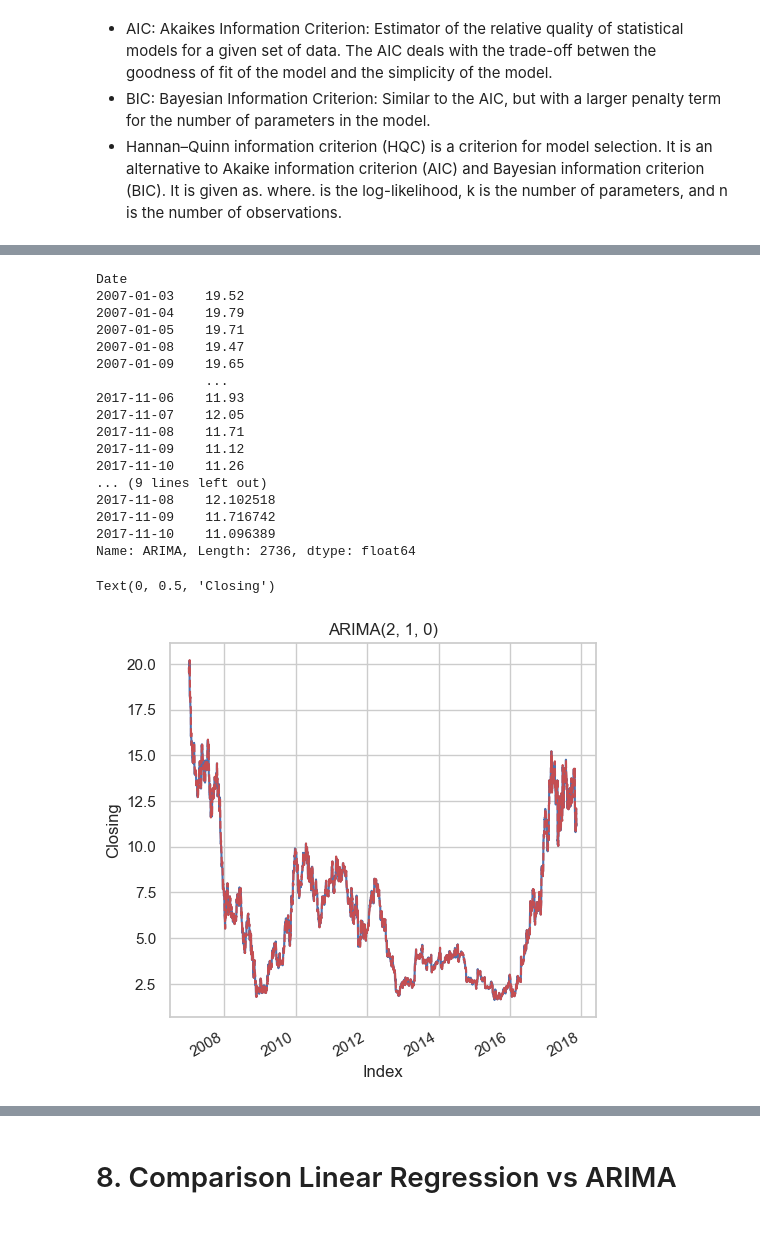
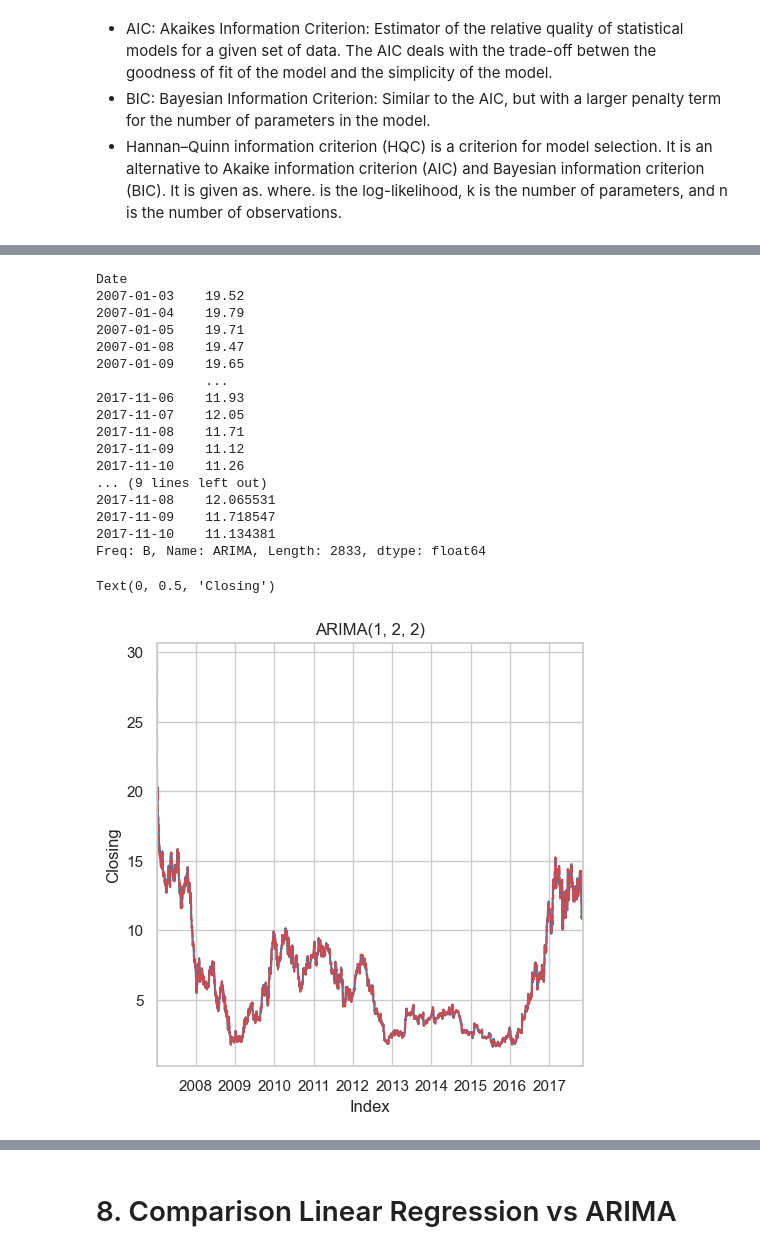
Before and after one commit to FJGM2023015/ML_Stocks_Project, a Jupyter notebook: ML_Stocks_Project.ipynb, the cells around one changed output, grey strips where cells are left out. Drawn from its saved outputs; the diff is of its cells as text; code cells hidden in the pictures.

```diff
--- a/ML_Stocks_Project.ipynb
+++ b/ML_Stocks_Project.ipynb
@@ -446,24 +447,21 @@ from matplotlib import pyplot
 from statsmodels.tsa.seasonal import seasonal_decompose
 import pandas as pd
 
-# Load the DataFrame
-df_AMD_stocks = pd.read_csv('df_AMD_stocks.csv')
-
 # Convert 'Date' column to date format and set it as index
-df_AMD_stocks['Date'] = pd.to_datetime(df_AMD_stocks['Date'])
-df_AMD_stocks.set_index('Date', inplace=True)
+df_AMD_stocks_10y['Date'] = pd.to_datetime(df_AMD_stocks_10y['Date'])
+df_AMD_stocks_10y.set_index('Date', inplace=True)
 
 # Sort the DataFrame by date index
-df_AMD_stocks.sort_index(inplace=True)
+df_AMD_stocks_10y.sort_index(inplace=True)
 
 # Frequency of the observations freg = 'B' business days
-df_AMD_stocks = df_AMD_stocks.asfreq('B')
+df_AMD_stocks_10y = df_AMD_stocks_10y.asfreq('B')
 
 # interpolate() means replacement of values if some data is missed
-df_AMD_stocks.interpolate(method='time', inplace=True)
+df_AMD_stocks_10y.interpolate(method='time', inplace=True)
 
 # decompose the data using seasonal_decompose() function in the column 'Close'
-result = seasonal_decompose(df_AMD_stocks['Close'], model='additive')
+result = seasonal_decompose(df_AMD_stocks_10y['Close'], model='additive')
 
 result.plot()
 pyplot.show()
@@ -578,14 +577,12 @@ from sklearn.linear_model import LinearRegression
 from matplotlib import pyplot
 import numpy as np
 
-df_AMD_stocks = pd.read_csv('df_AMD_stocks.csv', index_col=0, parse_dates=True)
-
 # Ensure that the DataFrame is sorted by date
-df_AMD_stocks.sort_index(inplace=True)
+df_AMD_stocks_10y.sort_index(inplace=True)
 
 # fit linear model
-X = np.array(range(len(df_AMD_stocks))).reshape(-1, 1)
-y = df_AMD_stocks['Close'].values
+X = np.array(range(len(df_AMD_stocks_10y))).reshape(-1, 1)
+y = df_AMD_stocks_10y['Close'].values
 model = LinearRegression()
 model.fit(X, y)
 
@@ -593,8 +590,8 @@ model.fit(X, y)
 trend = model.predict(X)
 
 # plot trend
-pyplot.plot(df_AMD_stocks.index, y, label='Original')
-pyplot.plot(df_AMD_stocks.index, trend, label='Trend', linestyle='--')
+pyplot.plot(df_AMD_stocks_10y.index, y, label='Original')
+pyplot.plot(df_AMD_stocks_10y.index, trend, label='Trend', linestyle='--')
 pyplot.legend()
 pyplot.show()
 
@@ -602,7 +599,7 @@ pyplot.show()
 detrended = y - trend
 
 # plot detrend
-pyplot.plot(df_AMD_stocks.index, detrended)
+pyplot.plot(df_AMD_stocks_10y.index, detrended)
 pyplot.title('Detrended Time Series')
 pyplot.show()
 # %% [output]
@@ -783,6 +784,6 @@ print(aicVal)
 # %%
 # Declare and initialise an object 'arima_obj' by calling a method 'ARIMA()'
-arima_obj = ARIMA(df_AMD_stocks['Close'].tolist(), order = (2, 1, 0))
+arima_obj = ARIMA(df_AMD_stocks_10y['Close'].tolist(), order = (1, 2, 2))
 
 # Train the ARIMA model by calling a method fit()
 arima_obj_fit = arima_obj.fit()
@@ -817,16 +819,16 @@ Warnings:
 pred = arima_obj_fit.fittedvalues
 
 # Add a new column 'ARIMA' into dataframe
-df_AMD_stocks['ARIMA'] = pred
+df_AMD_stocks_10y['ARIMA'] = pred
 
 # Residues and fitted values are added and stored into dataframe
 diffval = arima_obj_fit.resid + arima_obj_fit.fittedvalues
 
 # Add a column 'diffval' into dataframe
-df_AMD_stocks['diffval'] = diffval
+df_AMD_stocks_10y['diffval'] = diffval
 
 # Display first five records
-df_AMD_stocks.head()
+df_AMD_stocks_10y.head()
 # %% [output]
 |  | Open | High | Low | Close | Volume | ARIMA | diffval |
 | Date |  |  |  |  |  |  |  |
@@ -844,5 +846,5 @@ x = sm.qqplot(arima_obj_fit.resid, line = 's')
 # %%
-print(df_AMD_stocks['diffval'], df_AMD_stocks['ARIMA'])
+print(df_AMD_stocks_10y['diffval'], df_AMD_stocks_10y['ARIMA'])
 # %% [output]
 Date
 2007-01-03    19.52
@@ -857,24 +859,24 @@ Date
 2017-11-09    11.12
 2017-11-10    11.26
 ... (9 lines left out)
-2017-11-08    12.102518
-2017-11-09    11.716742
-2017-11-10    11.096389
-Name: ARIMA, Length: 2736, dtype: float64
+2017-11-08    12.065531
+2017-11-09    11.718547
+2017-11-10    11.134381
+Freq: B, Name: ARIMA, Length: 2833, dtype: float64
 # %%
 # Declare the objects f and array axarr
 f, axarr = plt.subplots(1, sharex = True)
 f.set_size_inches(5.5, 5.5)
 
 # Ignore first one rows because of difference factor d = 1
-df_AMD_stocks['diffval'].iloc[1:].plot(color = 'b', linestyle = '-', ax = axarr)
-df_AMD_stocks['ARIMA'].iloc[1:].plot(color = 'r', linestyle = '--', ax = axarr)
-axarr.set_title('ARIMA(2, 1, 0)')
+df_AMD_stocks_10y['diffval'].iloc[1:].plot(color = 'b', linestyle = '-', ax = axarr)
+df_AMD_stocks_10y['ARIMA'].iloc[1:].plot(color = 'r', linestyle = '--', ax = axarr)
+axarr.set_title('ARIMA(1, 2, 2)')
 plt.xlabel('Index')
 plt.ylabel('Closing')
 # %% [output]
 Text(0, 0.5, 'Closing')
-[figure, old version]
+[figure, new version]
 # %%
 result = arima_obj_fit.get_forecast()
 forecast = result.predicted_mean
```
Also changed, not shown: parts of 37 cells of this notebook.
